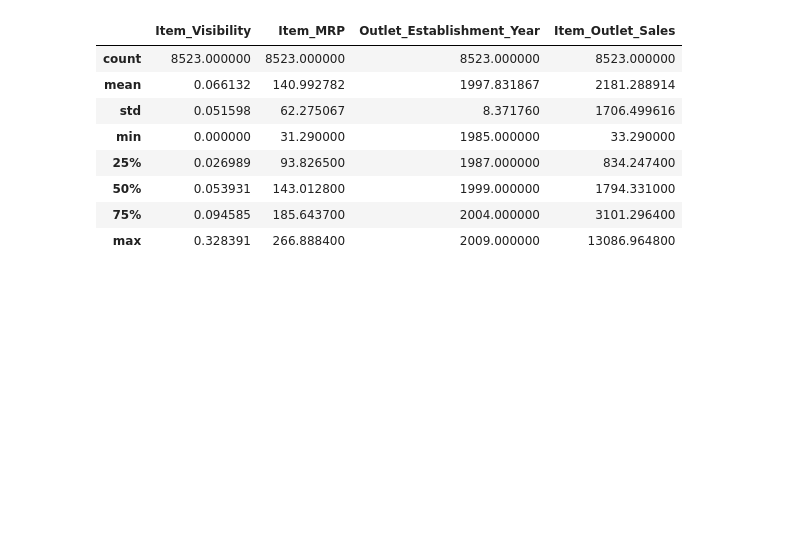
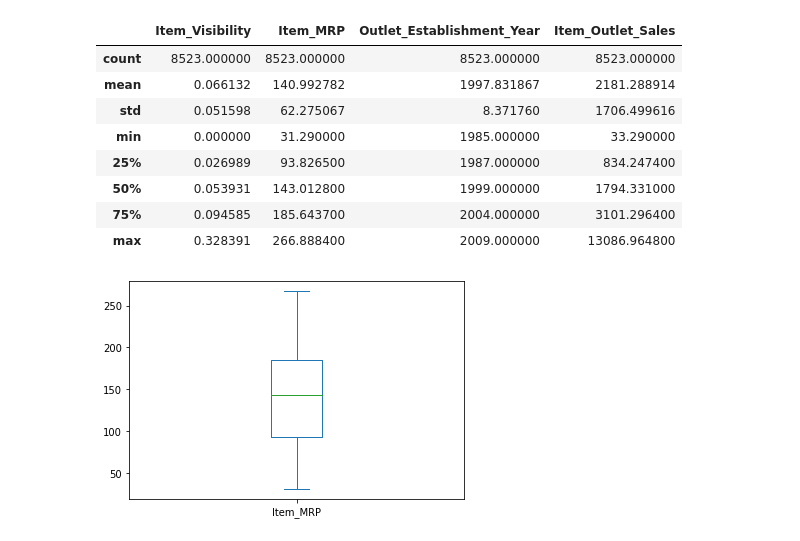
Before and after one commit to DeQuayM5/Food-Sales-Predictions-2-, a Jupyter notebook: FoodSalesPredictions.ipynb, the cells around one changed output. Cells and saved outputs as stored; diff of their text form; code cells hidden in the pictures; blank space fills up the shorter version.

```diff
--- a/FoodSalesPredictions.ipynb
+++ b/FoodSalesPredictions.ipynb
@@ -121,3 +124,8 @@ fsp_df.describe()
 | 50% | 0.053931 | 143.012800 | 1999.000000 | 1794.331000 |
 | 75% | 0.094585 | 185.643700 | 2004.000000 | 3101.296400 |
 | max | 0.328391 | 266.888400 | 2009.000000 | 13086.964800 |
+# %%
+# boxplot of item mrp
+fsp_df['Item_MRP'].plot(kind = 'box');
+# %% [output]
+[figure, added]
```
Also changed, not shown: parts of 12 cells of this notebook.
